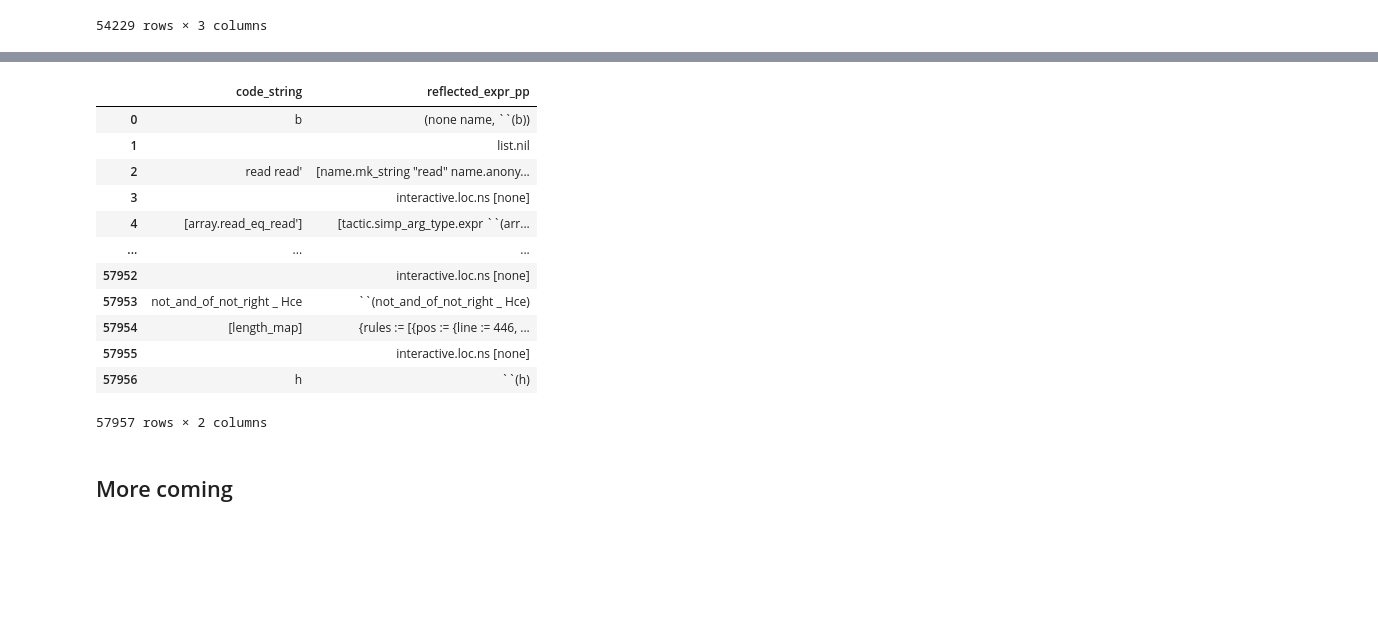
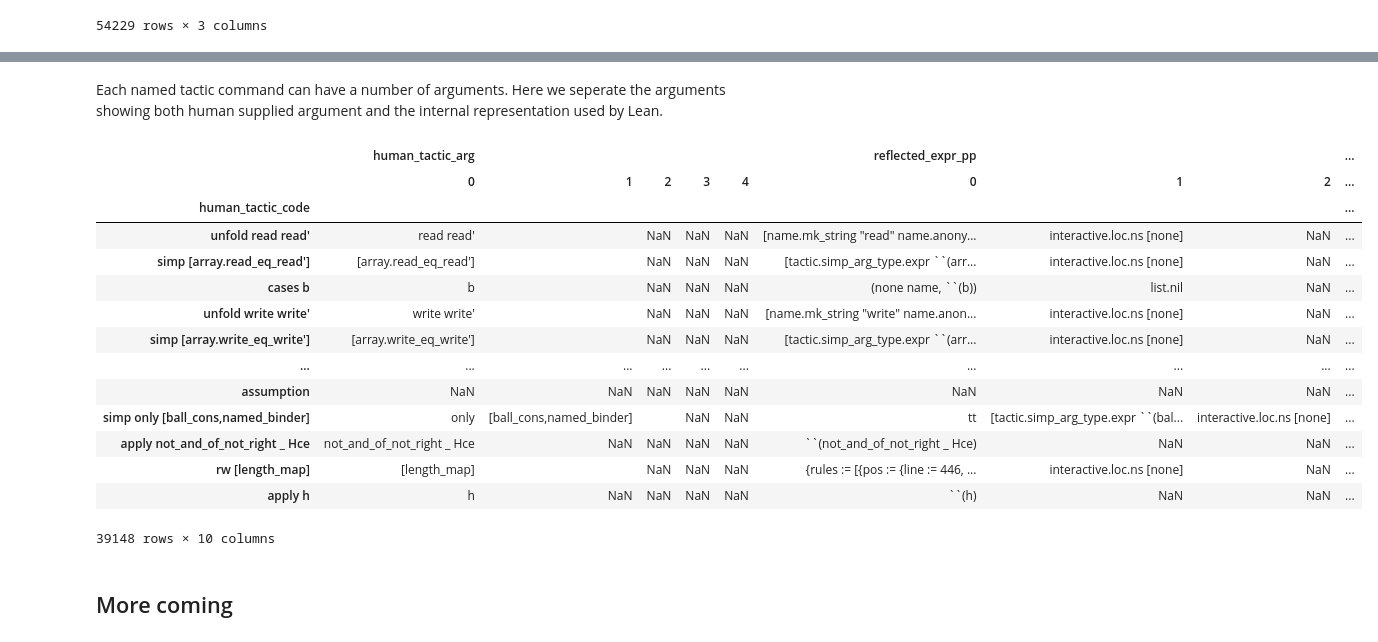
Before and after one commit to jasonrute/lean_proof_recording, a Jupyter notebook: data_examples.ipynb, the cells around one changed output, grey strips where cells are left out. Cells and saved outputs as stored; diff of their text form; code cells hidden in the pictures; blank space fills up the shorter version.

Commit message:
Align tactics strings with their args

```diff
--- a/data_examples.ipynb
+++ b/data_examples.ipynb
@@ -255,30 +253,55 @@ Here we connect tactic arguments as recorded with their code.  (After a few modi
-# %%
-df = tactic_param_value.copy()
-df['key'] = df['filename'] + ":" + df['key']
-df = df.set_index('key')
-df = df[['reflected_expr_pp']]
-
-df2 = args.copy()
-df2 = df2.set_index('key')
-df2 = df2[['code_string']]
-df2
-
-tactic_arguments = df.join(df2).reset_index()[['code_string', 'reflected_expr_pp']]
-tactic_arguments
-# %% [output]
-|  | code_string | reflected_expr_pp |
-| 0 | b | (none name, ``(b)) |
-| 1 |  | list.nil |
-| 2 | read read' | [name.mk_string "read" name.anony... |
-| 3 |  | interactive.loc.ns [none] |
-| 4 | [array.read_eq_read'] | [tactic.simp_arg_type.expr ``(arr... |
-| ... | ... | ... |
-| 57952 |  | interactive.loc.ns [none] |
-| 57953 | not_and_of_not_right _ Hce | ``(not_and_of_not_right _ Hce) |
-| 57954 | [length_map] | {rules := [{pos := {line := 446, ... |
-| 57955 |  | interactive.loc.ns [none] |
-| 57956 | h | ``(h) |
-57957 rows × 2 columns
+# %% [markdown]
+Each named tactic command can have a number of arguments.  Here we seperate the arguments showing both human supplied argument and the internal representation used by Lean.
+# %%
+df = tactic_param_value.copy()
+df['key'] = df['filename'] + ":" + df['key']
+df = df.set_index('key')
+df = df[['reflected_expr_pp']]
+
+df2 = args.copy()
+df2 = df2.set_index('key')
+df2 = df2.rename(columns={'code_string': 'human_tactic_arg'})
+df2 = df2[['parent_key', 'index', 'human_tactic_arg']]
+df2
+
+# TODO: These keys aren't unique if one of the parameters is empty
+# It seems to join fine, but I'm confused why
+
+df3 = df2.join(df).reset_index()[['parent_key', 'index', 'human_tactic_arg', 'reflected_expr_pp']]
+df3 = df3.set_index('parent_key')
+df3 = df3.pivot_table(
+    values=['human_tactic_arg', 'reflected_expr_pp'],
+    index='parent_key',
+    columns='index',
+    aggfunc='first'
+)
+
+df4 = tactics.copy()
+df4 = df4[df4['class'] == "named"]
+df4 = df4[['key', 'code_string']]
+df4 = df4.rename(columns={'code_string': 'human_tactic_code'})
+df4 = df4.set_index('key')
+
+parsed_tactics = df4.join(df3)
+parsed_tactics = parsed_tactics.set_index('human_tactic_code')
+parsed_tactics.columns = pd.MultiIndex.from_tuples(parsed_tactics.columns)
+parsed_tactics
+# %% [output]
+|  | human_tactic_arg |  |  |  |  | reflected_expr_pp |  |  | ... |
+|  | 0 | 1 | 2 | 3 | 4 | 0 | 1 | 2 | ... |
+| human_tactic_code |  |  |  |  |  |  |  |  | ... |
+| unfold read read' | read read' |  | NaN | NaN | NaN | [name.mk_string "read" name.anony... | interactive.loc.ns [none] | NaN | ... |
+| simp [array.read_eq_read'] | [array.read_eq_read'] |  | NaN | NaN | NaN | [tactic.simp_arg_type.expr ``(arr... | interactive.loc.ns [none] | NaN | ... |
+| cases b | b |  | NaN | NaN | NaN | (none name, ``(b)) | list.nil | NaN | ... |
+| unfold write write' | write write' |  | NaN | NaN | NaN | [name.mk_string "write" name.anon... | interactive.loc.ns [none] | NaN | ... |
+| simp [array.write_eq_write'] | [array.write_eq_write'] |  | NaN | NaN | NaN | [tactic.simp_arg_type.expr ``(arr... | interactive.loc.ns [none] | NaN | ... |
+| ... | ... | ... | ... | ... | ... | ... | ... | ... | ... |
+| assumption | NaN | NaN | NaN | NaN | NaN | NaN | NaN | NaN | ... |
+| simp only [ball_cons,named_binder] | only | [ball_cons,named_binder] |  | NaN | NaN | tt | [tactic.simp_arg_type.expr ``(bal... | interactive.loc.ns [none] | ... |
+| apply not_and_of_not_right _ Hce | not_and_of_not_right _ Hce | NaN | NaN | NaN | NaN | ``(not_and_of_not_right _ Hce) | NaN | NaN | ... |
+| rw [length_map] | [length_map] |  | NaN | NaN | NaN | {rules := [{pos := {line := 446, ... | interactive.loc.ns [none] | NaN | ... |
+| apply h | h | NaN | NaN | NaN | NaN | ``(h) | NaN | NaN | ... |
+39148 rows × 10 columns
 # %% [markdown]
 ## More coming
 # %% [markdown]
```
Also changed, not shown: parts of 4 cells of this notebook, 1 other file.
